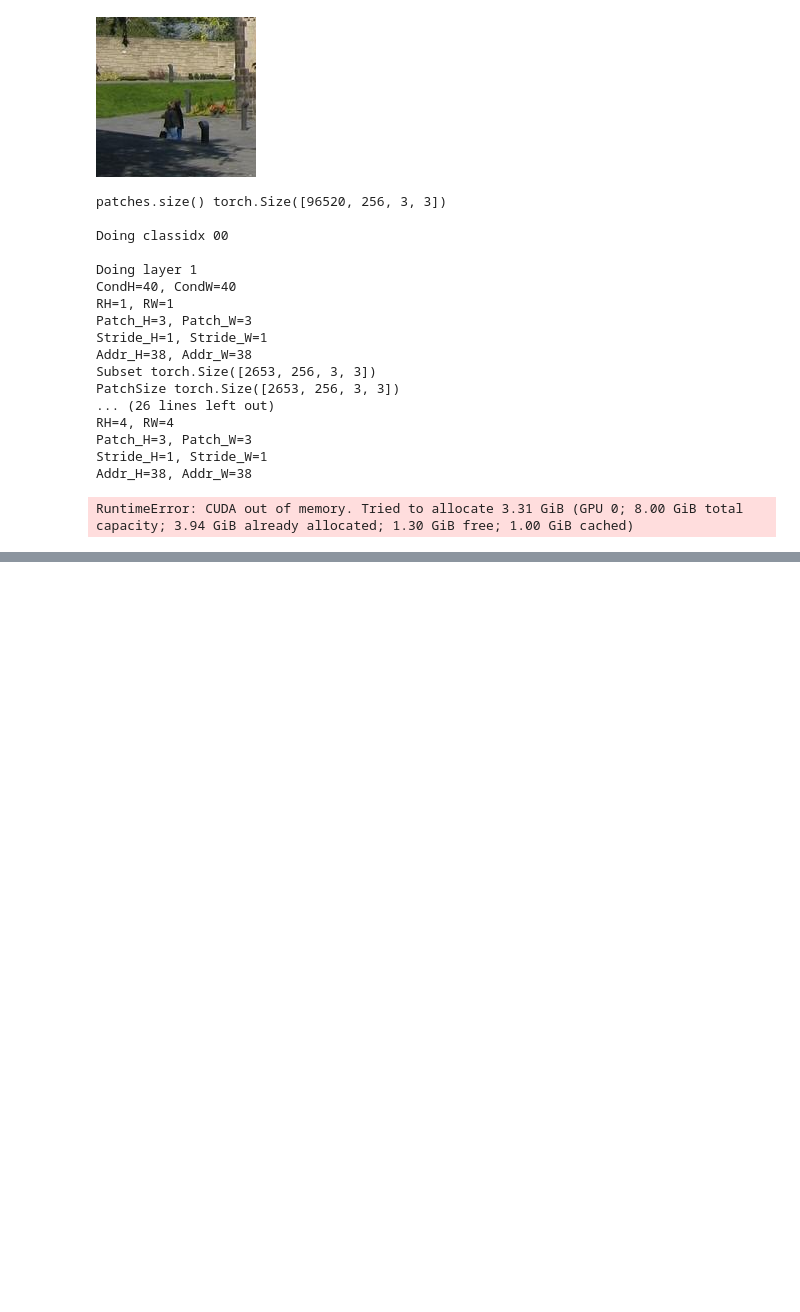
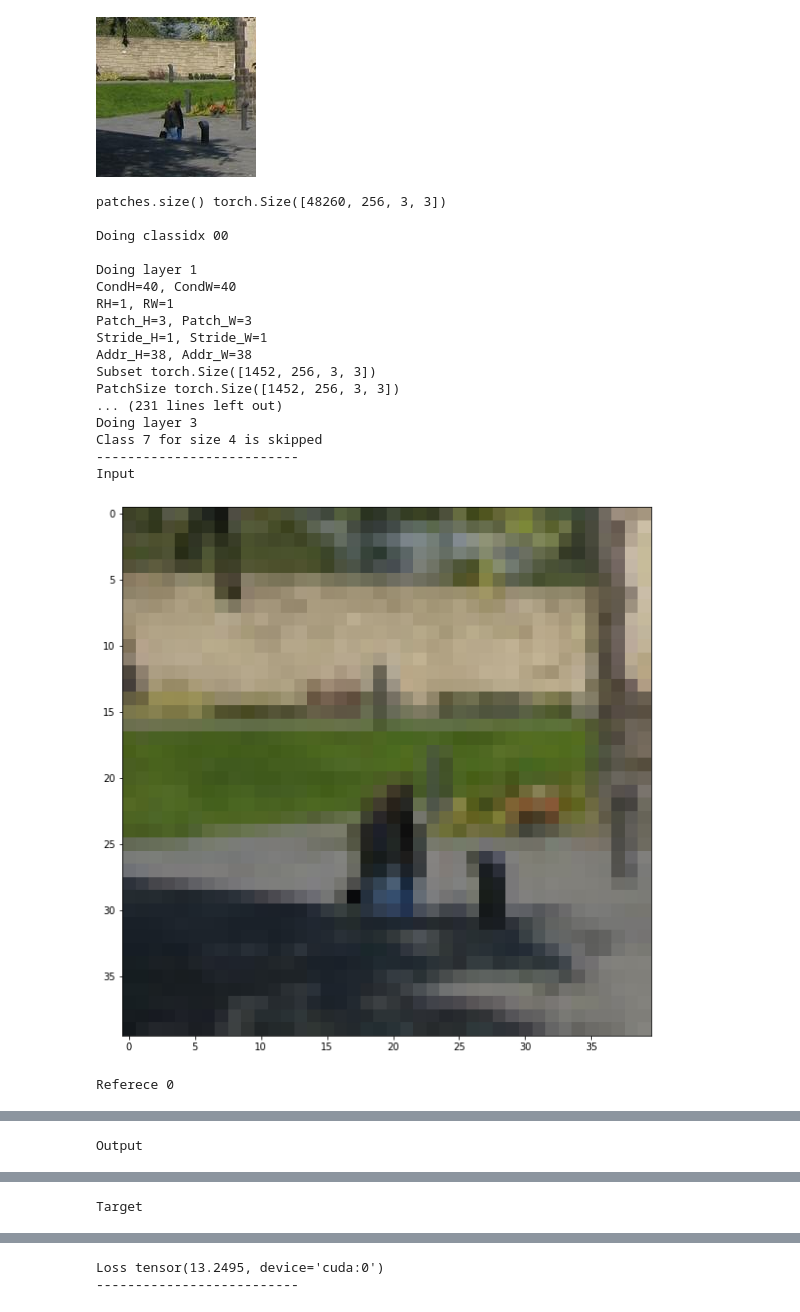
Before and after one commit to SolitaryKnife/GuidedTextureTransfer, a Jupyter notebook: deletable_test.ipynb, the cells around one changed output, grey strips where cells are left out. Saved outputs shown, nothing was run; the diff lists cells and outputs as text; code cells hidden in the pictures; blank space fills up the shorter version.

```diff
--- a/deletable_test.ipynb
+++ b/deletable_test.ipynb
@@ -140,24 +152,25 @@ def showimg(img):
 # %%
 outputs = []
-t1, img1 = run_ref_seg(input_lr, input_lr_seg, [r1], [r1_seg])
-t2, img2 = run_ref_seg(input_lr, input_lr_seg, [r2], [r2_seg])
-t3, img3 = run_ref_seg(input_lr, input_lr_seg, [r1, r2], [r1_seg, r2_seg])
+t1 = run_ref_seg(target_hr, input_lr, input_lr_seg, [r2], [r2_seg])
+# t2 = run_ref_seg(target_hr, input_lr, input_lr_seg, [r2], [r2_seg])
+# t3 = run_ref_seg(target_hr, input_lr, input_lr_seg, [r1, r2], [r1_seg, r2_seg])
 # %% [output]
-patches.size() torch.Size([96520, 256, 3, 3])
+patches.size() torch.Size([48260, 256, 3, 3])
 
 Doing classidx 00
 
 Doing layer 1
 CondH=40, CondW=40
 RH=1, RW=1
 Patch_H=3, Patch_W=3
 Stride_H=1, Stride_W=1
 Addr_H=38, Addr_W=38
-Subset torch.Size([2653, 256, 3, 3])
-PatchSize torch.Size([2653, 256, 3, 3])
-... (26 lines left out)
-RH=4, RW=4
-Patch_H=3, Patch_W=3
-Stride_H=1, Stride_W=1
-Addr_H=38, Addr_W=38
+Subset torch.Size([1452, 256, 3, 3])
+PatchSize torch.Size([1452, 256, 3, 3])
+... (231 lines left out)
+Doing layer 3
+Class 7 for size 4 is skipped
+--------------------------
+Input
+[figure, added]
-RuntimeError: CUDA out of memory. Tried to allocate 3.31 GiB (GPU 0; 8.00 GiB total capacity; 3.94 GiB already allocated; 1.30 GiB free; 1.00 GiB cached)
+Referece 0
@@ -163,0 +178 @@ RuntimeError: CUDA out of memory. Tried to allocate 3.31 GiB (GPU 0; 8.00 GiB to
+Output
@@ -163,0 +180 @@ RuntimeError: CUDA out of memory. Tried to allocate 3.31 GiB (GPU 0; 8.00 GiB to
+Target
@@ -163,0 +182,2 @@ RuntimeError: CUDA out of memory. Tried to allocate 3.31 GiB (GPU 0; 8.00 GiB to
+Loss tensor(13.2495, device='cuda:0')
+--------------------------
```
Also changed, not shown: parts of 5 cells of this notebook.
